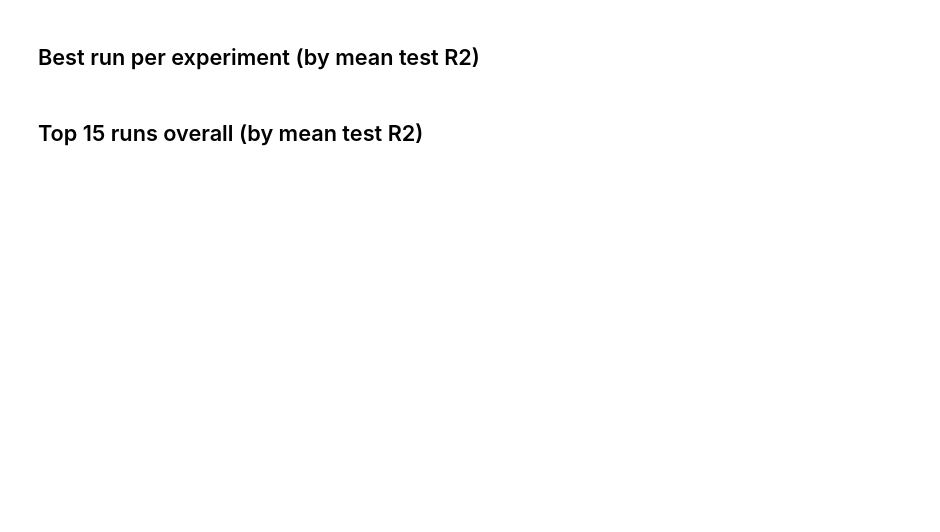
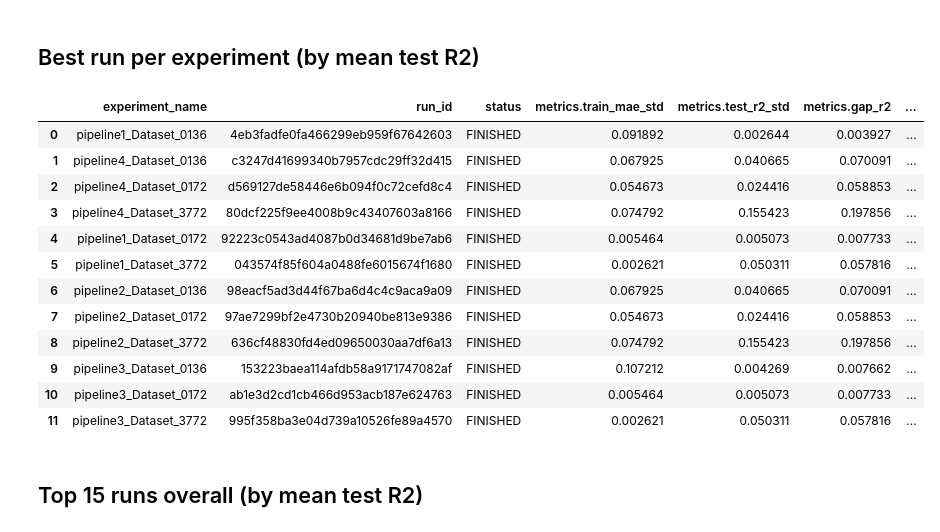
Before and after one commit to BlackEagle256/DeepLearning-miniProject, a Jupyter notebook: notebooks/07_mlflow_tracking.ipynb, the cells around one changed output. Cells and saved outputs as stored; diff of their text form; code cells hidden in the pictures; blank space fills up the shorter version.

```diff
--- a/notebooks/07_mlflow_tracking.ipynb
+++ b/notebooks/07_mlflow_tracking.ipynb
@@ -65,24 +101,38 @@ all_runs
 # %%
 if 'metrics.test_r2_mean' in all_runs.columns:
     best_per_experiment = (
         all_runs.sort_values('metrics.test_r2_mean', ascending=False)
         .groupby('experiment_id', as_index=False)
         .first()
     )
     key_cols = [
         c for c in best_per_experiment.columns
         if c in ('experiment_id', 'run_id', 'tags.mlflow.runName', 'status')
         or c.startswith('params.') or c.startswith('metrics.')
     ]
     best_per_experiment = best_per_experiment.merge(
         overview[['experiment_id', 'experiment_name']], on='experiment_id'
     )
     display_cols = ['experiment_name'] + [c for c in key_cols if c != 'experiment_id']
-    best_per_experiment[display_cols]
+    display(best_per_experiment[display_cols])
 else:
     print('No runs with metrics.test_r2_mean found yet — run notebook 02 first.')
     best_per_experiment = pd.DataFrame()
     display_cols = []
+# %% [output]
+|  | experiment_name | run_id | status | metrics.train_mae_std | metrics.test_r2_std | metrics.gap_r2 | ... |
+| 0 | pipeline1_Dataset_0136 | 4eb3fadfe0fa466299eb959f67642603 | FINISHED | 0.091892 | 0.002644 | 0.003927 | ... |
+| 1 | pipeline4_Dataset_0136 | c3247d41699340b7957cdc29ff32d415 | FINISHED | 0.067925 | 0.040665 | 0.070091 | ... |
+| 2 | pipeline4_Dataset_0172 | d569127de58446e6b094f0c72cefd8c4 | FINISHED | 0.054673 | 0.024416 | 0.058853 | ... |
+| 3 | pipeline4_Dataset_3772 | 80dcf225f9ee4008b9c43407603a8166 | FINISHED | 0.074792 | 0.155423 | 0.197856 | ... |
+| 4 | pipeline1_Dataset_0172 | 92223c0543ad4087b0d34681d9be7ab6 | FINISHED | 0.005464 | 0.005073 | 0.007733 | ... |
+| 5 | pipeline1_Dataset_3772 | 043574f85f604a0488fe6015674f1680 | FINISHED | 0.002621 | 0.050311 | 0.057816 | ... |
+| 6 | pipeline2_Dataset_0136 | 98eacf5ad3d44f67ba6d4c4c9aca9a09 | FINISHED | 0.067925 | 0.040665 | 0.070091 | ... |
+| 7 | pipeline2_Dataset_0172 | 97ae7299bf2e4730b20940be813e9386 | FINISHED | 0.054673 | 0.024416 | 0.058853 | ... |
+| 8 | pipeline2_Dataset_3772 | 636cf48830fd4ed09650030aa7df6a13 | FINISHED | 0.074792 | 0.155423 | 0.197856 | ... |
+| 9 | pipeline3_Dataset_0136 | 153223baea114afdb58a9171747082af | FINISHED | 0.107212 | 0.004269 | 0.007662 | ... |
+| 10 | pipeline3_Dataset_0172 | ab1e3d2cd1cb466d953acb187e624763 | FINISHED | 0.005464 | 0.005073 | 0.007733 | ... |
+| 11 | pipeline3_Dataset_3772 | 995f358ba3e04d739a10526fe89a4570 | FINISHED | 0.002621 | 0.050311 | 0.057816 | ... |
 # %% [markdown]
 ## Top 15 runs overall (by mean test R2)
 # %%
```
Also changed, not shown: parts of 5 cells of this notebook, 6 other files.
